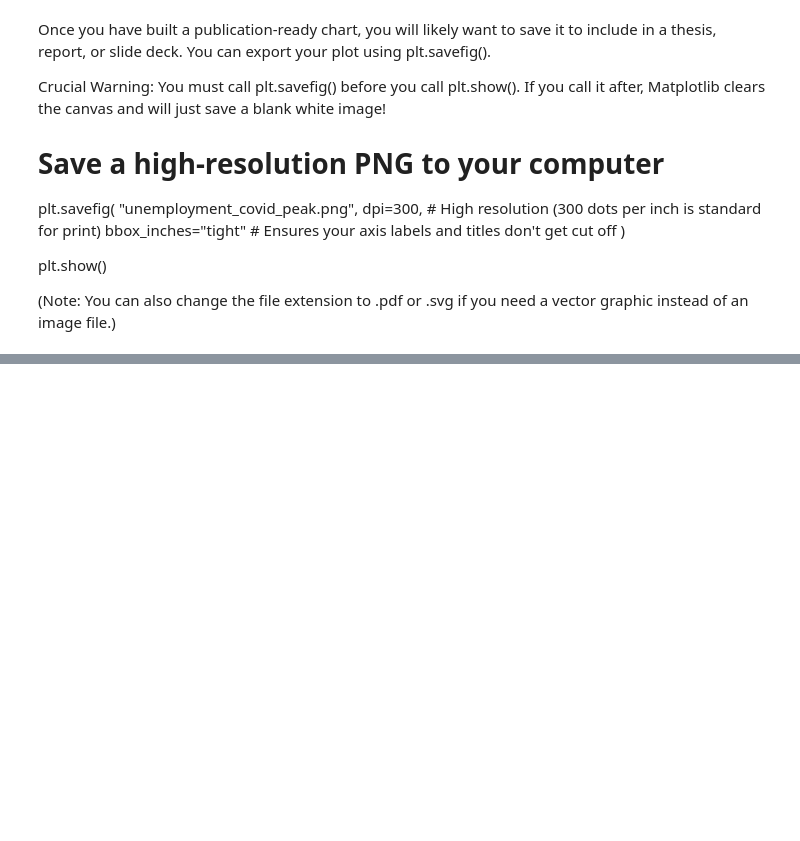
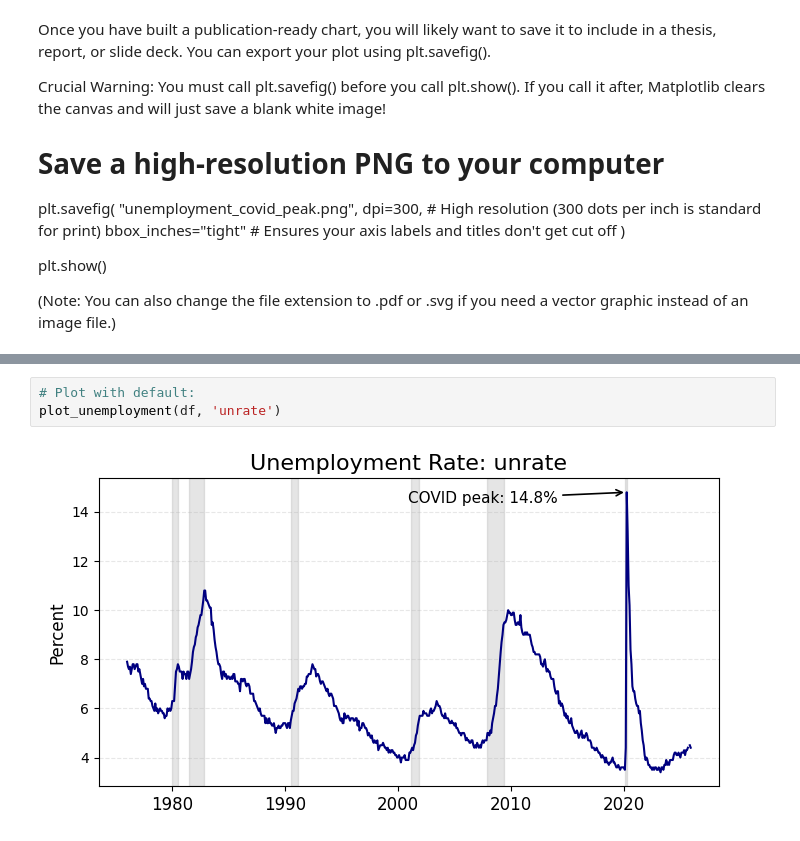
Before and after one commit to williamwuillemin/Intro-to-Programming-Lecture-6-HSG, a Jupyter notebook: Lecture_6_TryOut.ipynb, the cells around one changed output, grey strips where cells are left out. Drawn from its saved outputs; the diff is of its cells as text; blank space fills up the shorter version.

```diff
--- a/Lecture_6_TryOut.ipynb
+++ b/Lecture_6_TryOut.ipynb
@@ -876,0 +1042,5 @@ plt.show()
+# %%
+# Plot with default:
+plot_unemployment(df, 'unrate')
+# %% [output]
+[figure, added]
```
Also changed, not shown: parts of 21 cells of this notebook.
